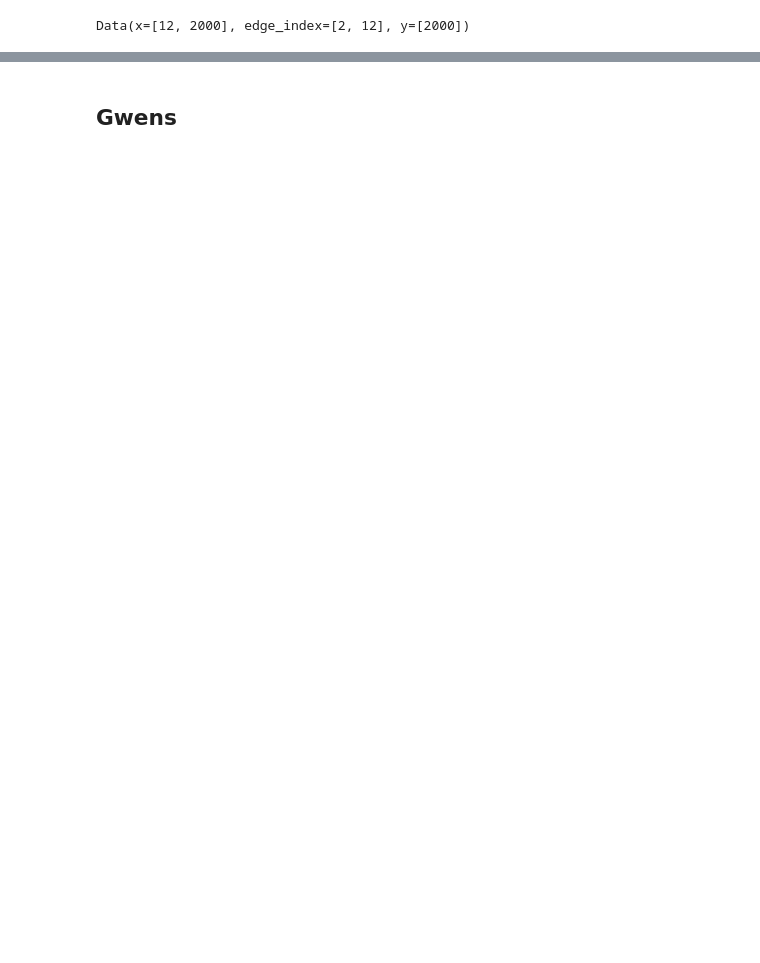
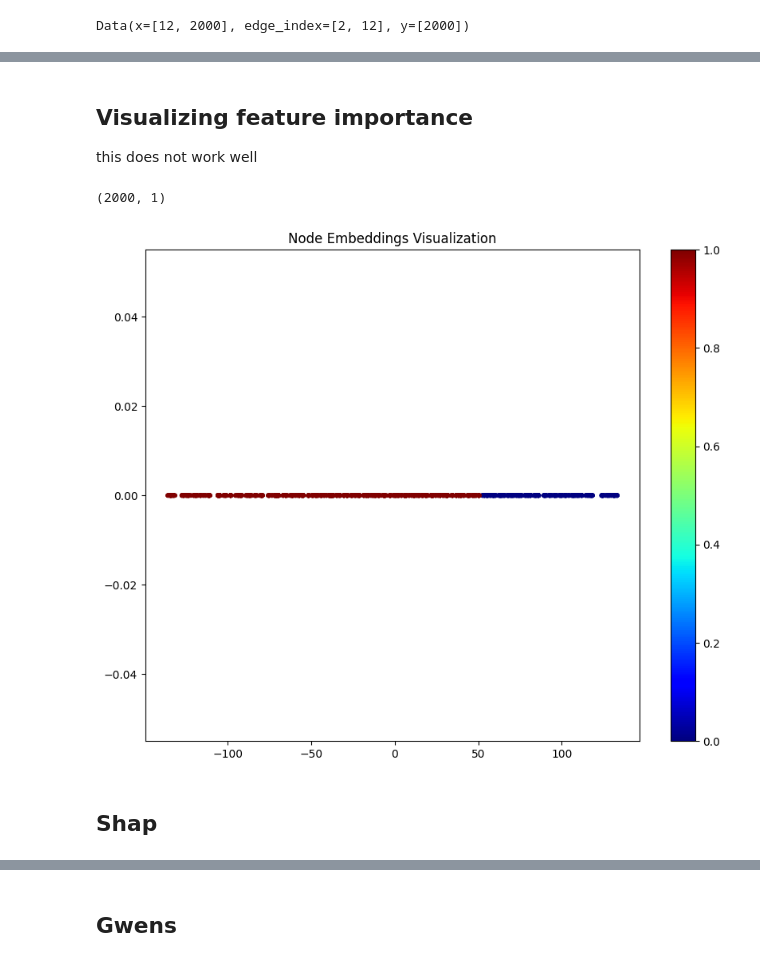
Before and after one commit to dylanskinner65/CausalInference, a Jupyter notebook: gwens.ipynb, the cells around one changed output, grey strips where cells are left out. Cells and saved outputs as stored; diff of their text form; code cells hidden in the pictures; blank space fills up the shorter version.

```diff
--- a/gwens.ipynb
+++ b/gwens.ipynb
@@ -198,0 +239,24 @@ Epoch 190, Loss: 0.004135363269597292
+# %%
+# Define model dimensions
+input_dim = tabular_data.shape[1]  # Number of input features
+hidden_dim = 64
+output_dim = 1  # Assuming binary classification (e.g., Lung Cancer prediction)
+labels = ['Smoking', 'Yellow_Fingers', 'Anxiety', 'Peer_Pressure', 'Genetics',
+       'Attention_Disorder', 'Born_an_Even_Day', 'Car_Accident', 'Fatigue',
+       'Allergy', 'Coughing', 'Lung_cancer']
+
+for i in range(len(labels)):
+    for j in range(len(labels)):
+        model = GCN_c(input_dim, output_dim)
+
+
+        # Train the model
+        train_model(model, data, epochs=200, del_labels = [i,j])
+
+        # Make predictions
+        predictions = predict(model, data, del_labels = [i,j])
+
+        # Evaluate the model accuracy
+        accuracy = ((predictions > 0.5) == data.y).sum().item() / data.y.shape[0]**2
+        print("Deleted label: "+str(labels[i])+", "+str(labels[j]))
+        print(f'Accuracy: {accuracy}')
@@ -198,0 +282,29 @@ Epoch 190, Loss: 0.004135363269597292
+# %% [markdown]
+## Visualizing feature importance
+this does not work well
+# %%
+
+# Extract node embeddings
+model.eval()
+with torch.no_grad():
+    node_embeddings = model(data.x, data.edge_index).detach().cpu().numpy()
+
+
+# Reduce dimensionality for visualization
+tsne = TSNE(n_components=1)
+node_embeddings_2d = tsne.fit_transform(node_embeddings)
+print(node_embeddings_2d.shape)
+
+# Plot node embeddings
+plt.figure(figsize=(10, 8))
+domain = np.linspace(0,len(node_embeddings_2d),len(node_embeddings_2d))
+zero = np.zeros(len(node_embeddings))
+plt.scatter(node_embeddings_2d,zero, c=data.y.cpu(), cmap='jet', s=10)
+plt.colorbar()
+plt.title('Node Embeddings Visualization')
+plt.show()
+# %% [output]
+(2000, 1)
+[figure, added]
+# %% [markdown]
+## Shap
```
Also changed, not shown: parts of 14 cells of this notebook.
